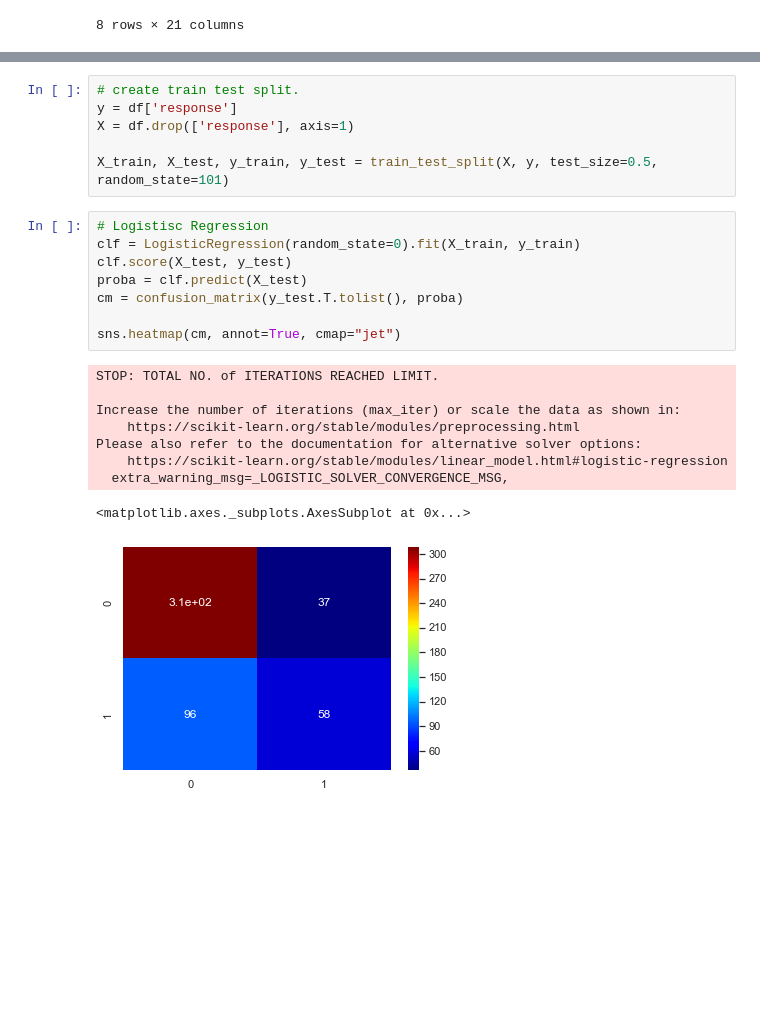
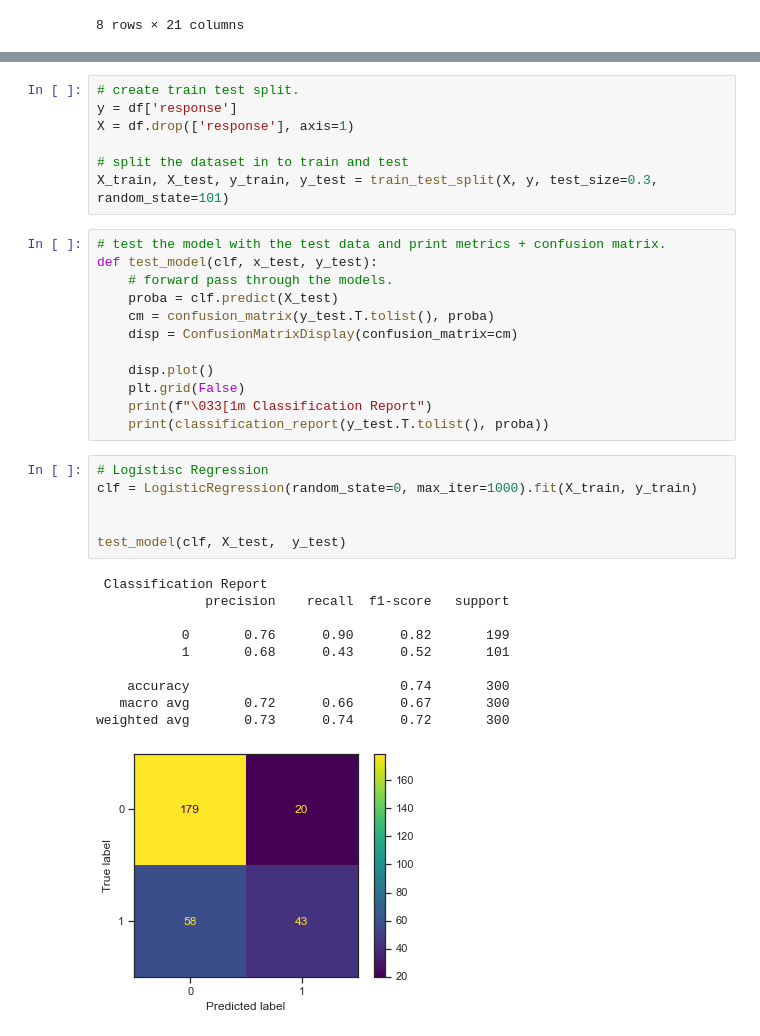
Before and after one commit to mfmezger/AILIT_XAI_Tutorial, a Jupyter notebook: ailab_tutorial.ipynb, the cells around one changed output, grey strips where cells are left out. Saved outputs shown, nothing was run; the diff lists cells and outputs as text; blank space fills up the shorter version.

```diff
--- a/ailab_tutorial.ipynb
+++ b/ailab_tutorial.ipynb
@@ -105,25 +127,37 @@ sns.distplot(df['chk_acct'])
 y = df['response']
 X = df.drop(['response'], axis=1)
 
-X_train, X_test, y_train, y_test = train_test_split(X, y, test_size=0.5, random_state=101)
+# split the dataset in to train and test
+X_train, X_test, y_train, y_test = train_test_split(X, y, test_size=0.3, random_state=101)
+# %%
+# test the model with the test data and print metrics + confusion matrix.
+def test_model(clf, x_test, y_test):
+    # forward pass through the models.
+    proba = clf.predict(X_test)
+    cm = confusion_matrix(y_test.T.tolist(), proba)
+    disp = ConfusionMatrixDisplay(confusion_matrix=cm)
+
+    disp.plot()
+    plt.grid(False)
+    print(f"\033[1m Classification Report")
+    print(classification_report(y_test.T.tolist(), proba))
 # %%
 # Logistisc Regression
-clf = LogisticRegression(random_state=0).fit(X_train, y_train)
-clf.score(X_test, y_test)
-proba = clf.predict(X_test)
-cm = confusion_matrix(y_test.T.tolist(), proba)
+clf = LogisticRegression(random_state=0, max_iter=1000).fit(X_train, y_train)
 
-sns.heatmap(cm, annot=True, cmap="jet")
+
+test_model(clf, X_test,  y_test)
 # %% [output]
-STOP: TOTAL NO. of ITERATIONS REACHED LIMIT.
+ Classification Report
+              precision    recall  f1-score   support
 
-Increase the number of iterations (max_iter) or scale the data as shown in:
-    https://scikit-learn.org/stable/modules/preprocessing.html
-Please also refer to the documentation for alternative solver options:
-    https://scikit-learn.org/stable/modules/linear_model.html#logistic-regression
-  extra_warning_msg=_LOGISTIC_SOLVER_CONVERGENCE_MSG,
+           0       0.76      0.90      0.82       199
+           1       0.68      0.43      0.52       101
+
+    accuracy                           0.74       300
+   macro avg       0.72      0.66      0.67       300
+weighted avg       0.73      0.74      0.72       300
-<matplotlib.axes._subplots.AxesSubplot at 0x...>
-[figure, old version]
+[figure, new version]
 # %%
 # Random Forest
 
```
Also changed, not shown: parts of 9 cells of this notebook, 1 other file.
